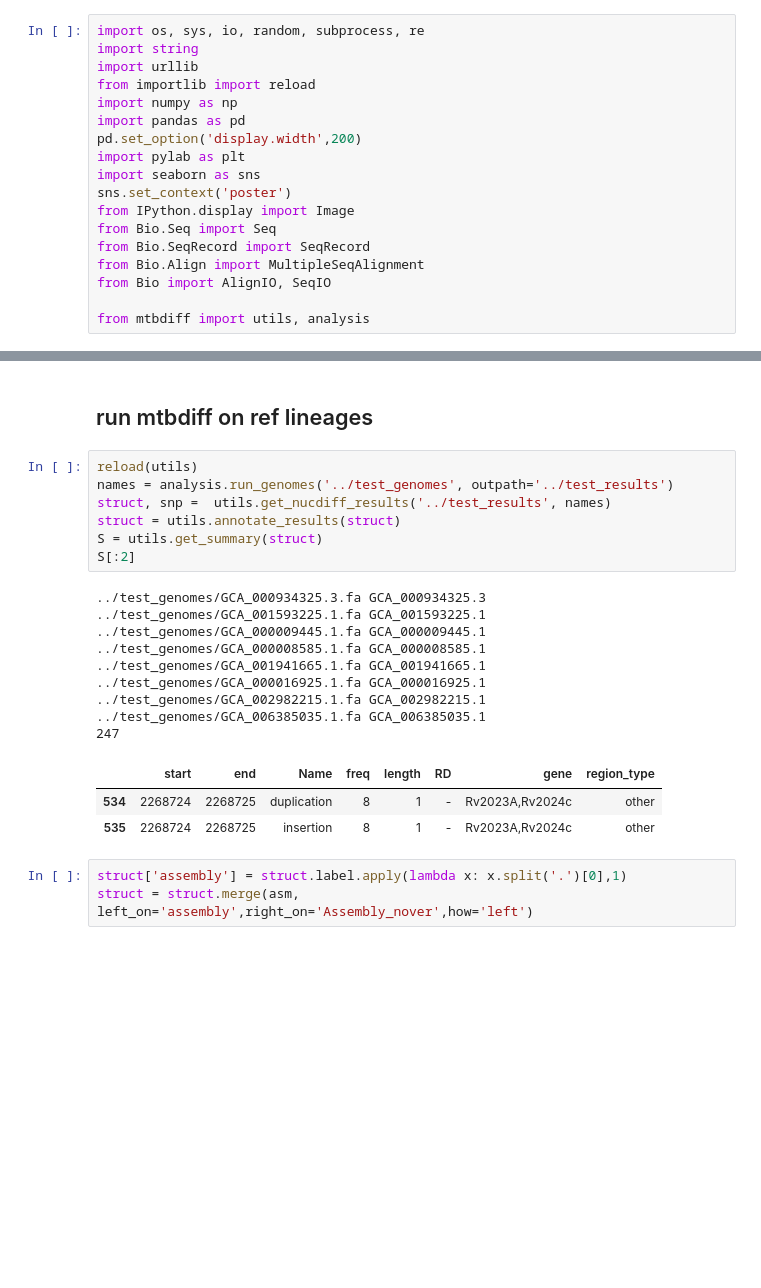
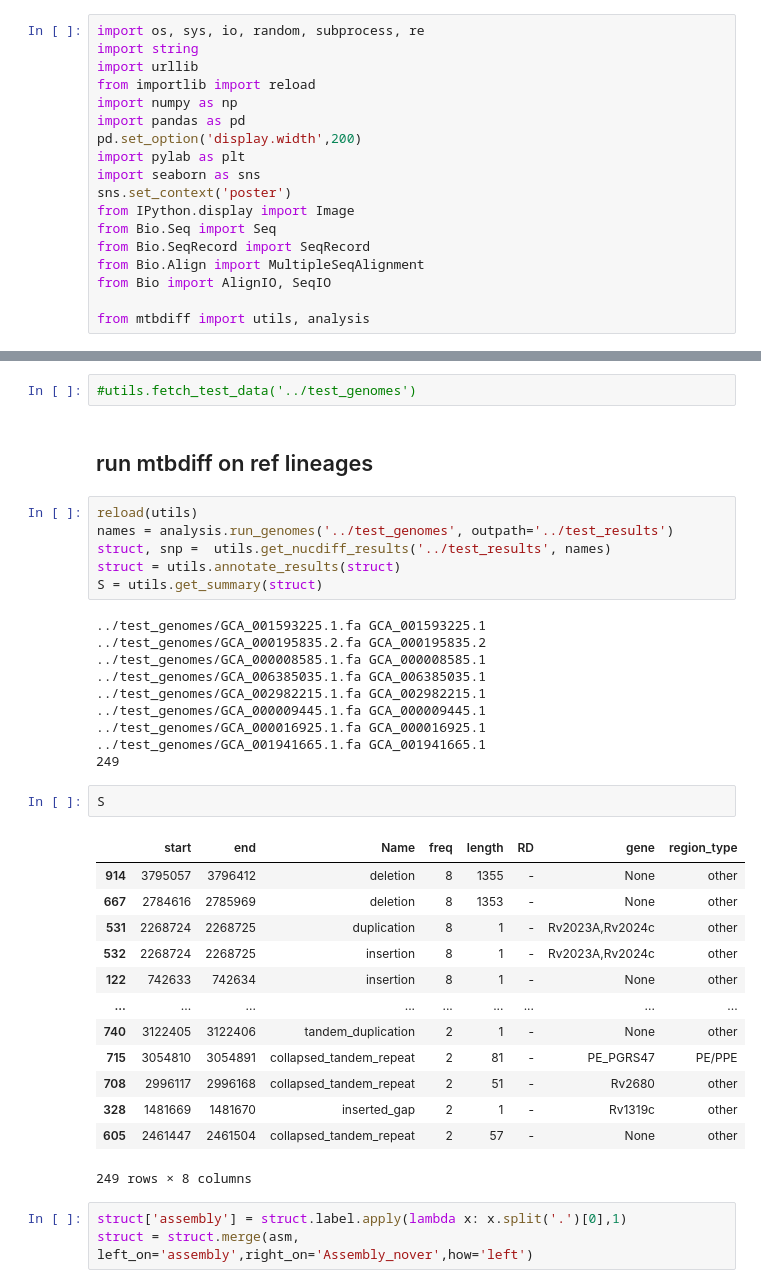
Before and after one commit to dmnfarrell/mtbdiff, a Jupyter notebook: notebooks/tests.ipynb, the cells around one changed output, grey strips where cells are left out. Saved outputs shown, nothing was run; the diff lists cells and outputs as text; blank space fills up the shorter version.

```diff
--- a/notebooks/tests.ipynb
+++ b/notebooks/tests.ipynb
@@ -36,3 +25,5 @@ refs
+# %%
+#utils.fetch_test_data('../test_genomes')
 # %% [markdown]
 ## run mtbdiff on ref lineages
 # %%
@@ -41,20 +32,32 @@ names = analysis.run_genomes('../test_genomes', outpath='../test_results')
 struct, snp =  utils.get_nucdiff_results('../test_results', names)
 struct = utils.annotate_results(struct)
 S = utils.get_summary(struct)
-S[:2]
 # %% [output]
-../test_genomes/GCA_000934325.3.fa GCA_000934325.3
 ../test_genomes/GCA_001593225.1.fa GCA_001593225.1
+../test_genomes/GCA_000195835.2.fa GCA_000195835.2
+../test_genomes/GCA_000008585.1.fa GCA_000008585.1
+../test_genomes/GCA_006385035.1.fa GCA_006385035.1
+../test_genomes/GCA_002982215.1.fa GCA_002982215.1
 ../test_genomes/GCA_000009445.1.fa GCA_000009445.1
-../test_genomes/GCA_000008585.1.fa GCA_000008585.1
+../test_genomes/GCA_000016925.1.fa GCA_000016925.1
 ../test_genomes/GCA_001941665.1.fa GCA_001941665.1
-../test_genomes/GCA_000016925.1.fa GCA_000016925.1
-../test_genomes/GCA_002982215.1.fa GCA_002982215.1
-../test_genomes/GCA_006385035.1.fa GCA_006385035.1
-247
+249
-|  | start | end | Name | freq | length | RD | gene | region_type |
-| 534 | 2268724 | 2268725 | duplication | 8 | 1 | - | Rv2023A,Rv2024c | other |
-| 535 | 2268724 | 2268725 | insertion | 8 | 1 | - | Rv2023A,Rv2024c | other |
+# %%
+S
+# %% [output]
+|  | start | end | Name | freq | length | RD | gene | region_type |
+| 914 | 3795057 | 3796412 | deletion | 8 | 1355 | - | None | other |
+| 667 | 2784616 | 2785969 | deletion | 8 | 1353 | - | None | other |
+| 531 | 2268724 | 2268725 | duplication | 8 | 1 | - | Rv2023A,Rv2024c | other |
+| 532 | 2268724 | 2268725 | insertion | 8 | 1 | - | Rv2023A,Rv2024c | other |
+| 122 | 742633 | 742634 | insertion | 8 | 1 | - | None | other |
+| ... | ... | ... | ... | ... | ... | ... | ... | ... |
+| 740 | 3122405 | 3122406 | tandem_duplication | 2 | 1 | - | None | other |
+| 715 | 3054810 | 3054891 | collapsed_tandem_repeat | 2 | 81 | - | PE_PGRS47 | PE/PPE |
+| 708 | 2996117 | 2996168 | collapsed_tandem_repeat | 2 | 51 | - | Rv2680 | other |
+| 328 | 1481669 | 1481670 | inserted_gap | 2 | 1 | - | Rv1319c | other |
+| 605 | 2461447 | 2461504 | collapsed_tandem_repeat | 2 | 57 | - | None | other |
+249 rows × 8 columns
 # %%
 struct['assembly'] = struct.label.apply(lambda x: x.split('.')[0],1)
 struct = struct.merge(asm, left_on='assembly',right_on='Assembly_nover',how='left')
```
Also changed, not shown: parts of 4 cells of this notebook, 3 other files.
